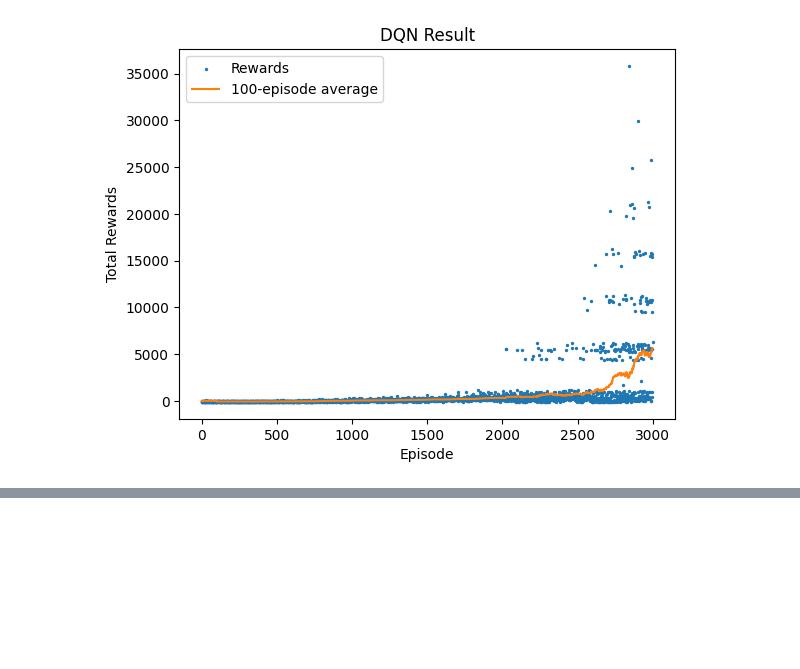
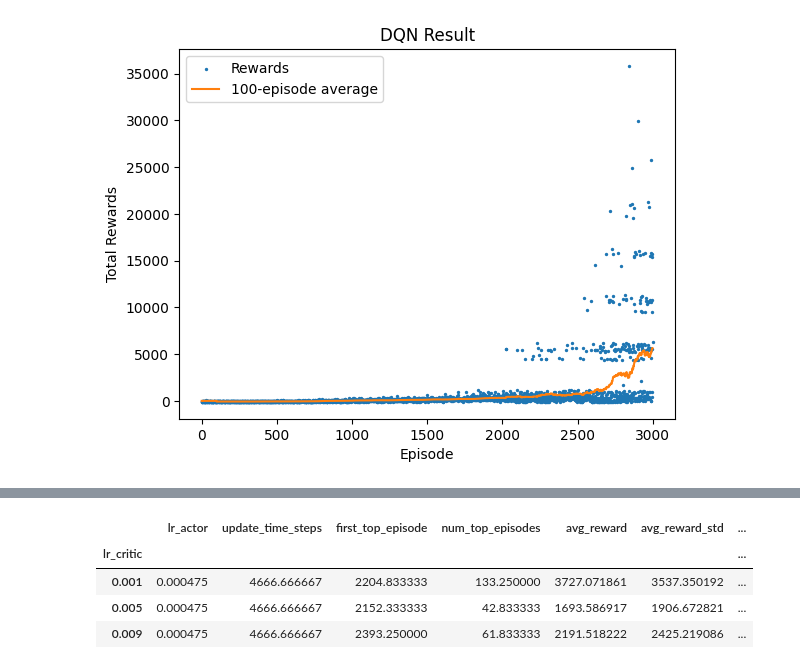
Before and after one commit to joao-oak/FlapPyBird_RL, a Jupyter notebook: Results.ipynb, the cells around one changed output, grey strips where cells are left out. Cells and saved outputs as stored; diff of their text form; code cells hidden in the pictures; blank space fills up the shorter version.

```diff
--- a/Results.ipynb
+++ b/Results.ipynb
@@ -156,0 +153,2 @@ metrics_df
+# %%
+metrics_df = pd.read_csv('PPO_tests/metrics.csv', index_col=0)
@@ -156,0 +164,8 @@ metrics_df
+# %%
+metrics_df.groupby('lr_critic').mean()
+# %% [output]
+|  | lr_actor | update_time_steps | first_top_episode | num_top_episodes | avg_reward | avg_reward_std | ... |
+| lr_critic |  |  |  |  |  |  | ... |
+| 0.001 | 0.000475 | 4666.666667 | 2204.833333 | 133.250000 | 3727.071861 | 3537.350192 | ... |
+| 0.005 | 0.000475 | 4666.666667 | 2152.333333 | 42.833333 | 1693.586917 | 1906.672821 | ... |
+| 0.009 | 0.000475 | 4666.666667 | 2393.250000 | 61.833333 | 2191.518222 | 2425.219086 | ... |
```
Also changed, not shown: parts of 7 cells of this notebook, 3 other files.
